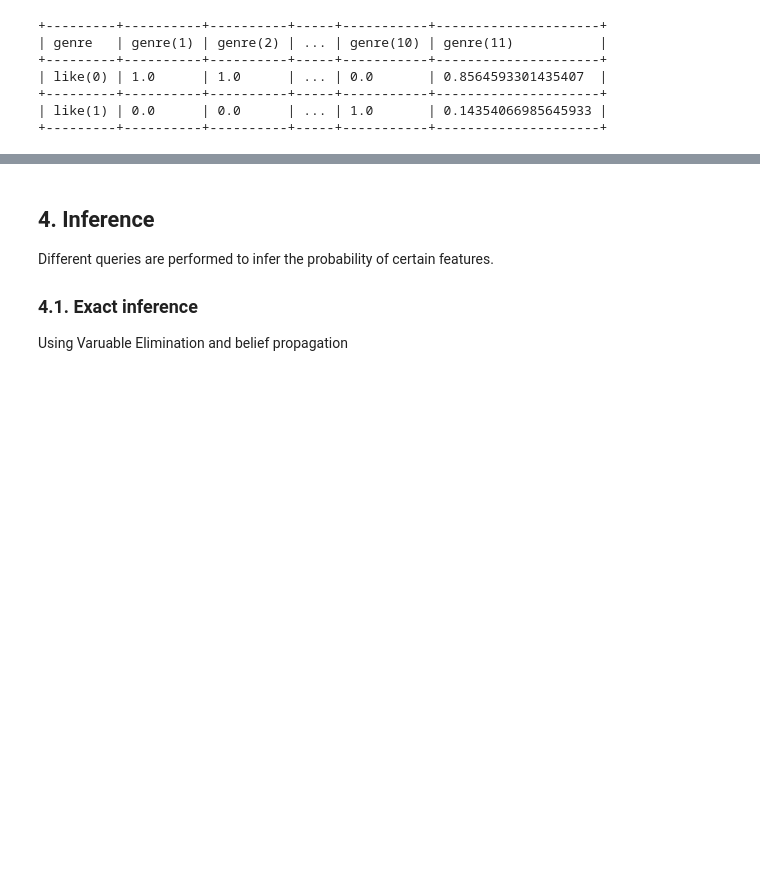
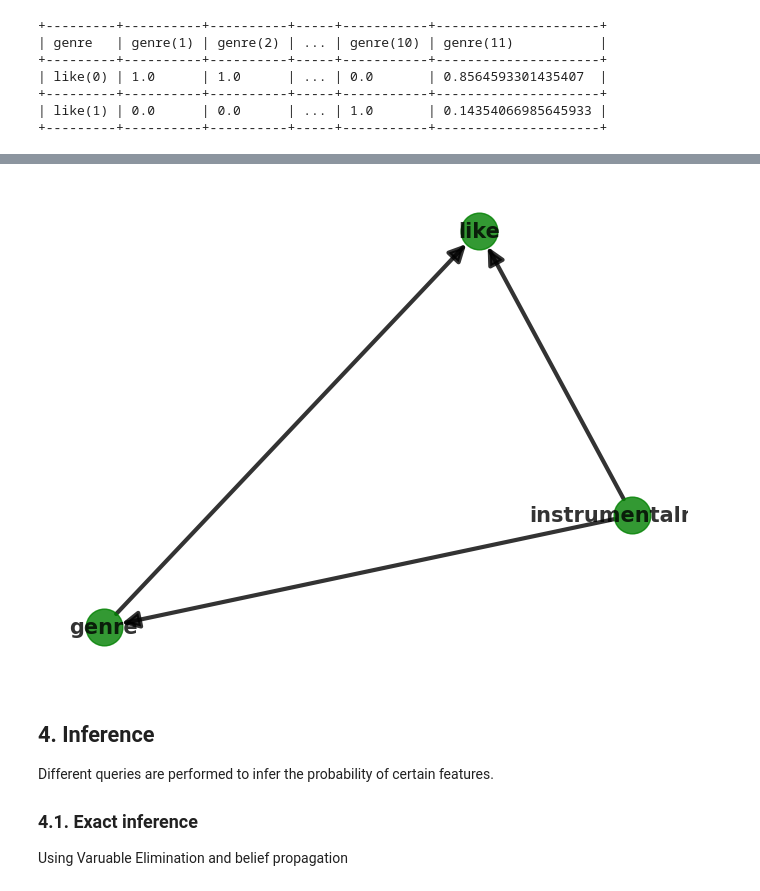
Before and after one commit to danielenapo/Bayesify, a Jupyter notebook: Bayesify.ipynb, the cells around one changed output, grey strips where cells are left out. Saved outputs shown, nothing was run; the diff lists cells and outputs as text; code cells hidden in the pictures; blank space fills up the shorter version.

```diff
--- a/Bayesify.ipynb
+++ b/Bayesify.ipynb
@@ -136,3 +161,11 @@ plt.show()
+# %%
+#ancestral graph for best_model
+ancestral_graph_like=best_model.get_ancestral_graph("like")
+nx_graph2 = nx.DiGraph(ancestral_graph_like.edges())
+nx.draw(nx_graph2, with_labels=True, node_color='g', node_size=700, alpha=0.8, arrowsize=25, font_size=15, font_weight='bold', width=3)
+plt.show()
+# %% [output]
+[figure, added]
 # %% [markdown]
 ## <b>4. Inference</b>
 Different queries are performed to infer the probability of certain features.
```
Also changed, not shown: parts of 19 cells of this notebook, 3 other files.
